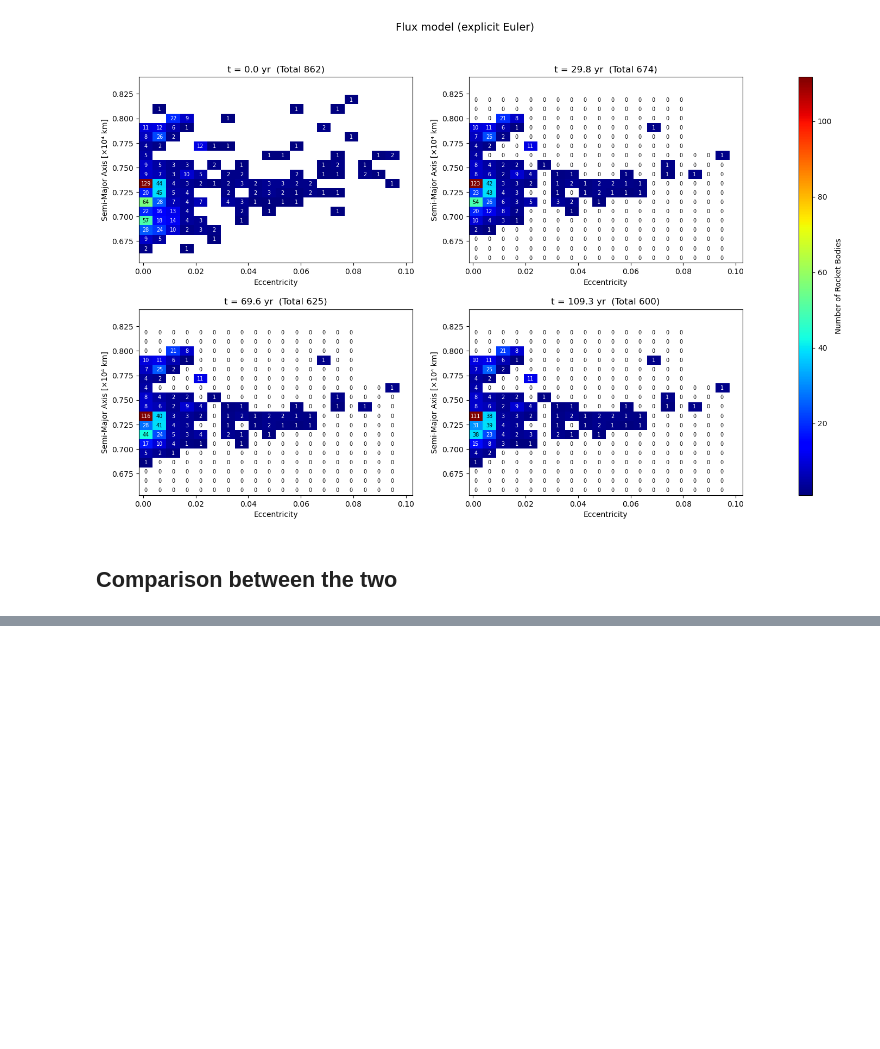
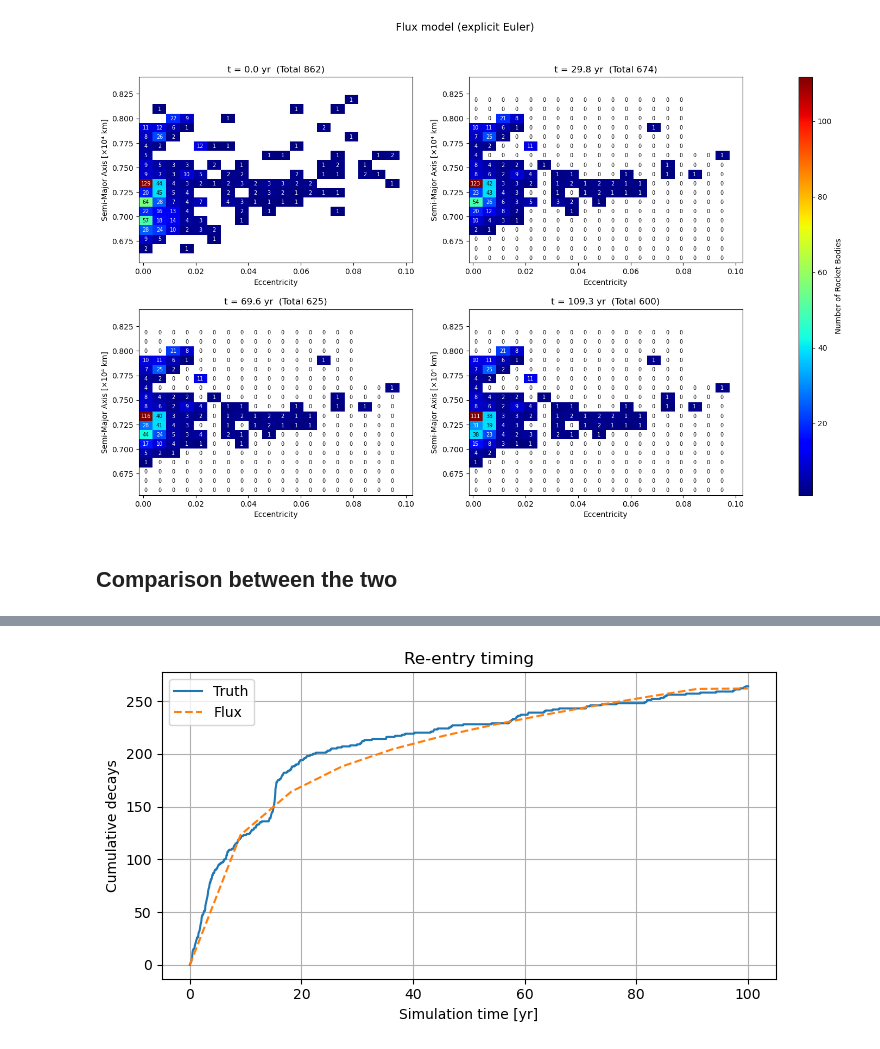
Before and after one commit to ARCLab-MIT/pyssem, a Jupyter notebook: pyssem/utils/notebooks/test_mc_prop.ipynb, the cells around one changed output, grey strips where cells are left out. Saved outputs shown, nothing was run; the diff lists cells and outputs as text; code cells hidden in the pictures; blank space fills up the shorter version.

```diff
--- a/pyssem/utils/notebooks/test_mc_prop.ipynb
+++ b/pyssem/utils/notebooks/test_mc_prop.ipynb
@@ -1880,0 +2053,30 @@ Saved → difference_evolution.gif
+# %%
+reentry_truth = []
+threshold_alt_km = 120
+decay_limit_km = 6378.136 + threshold_alt_km
+
+for step in range(sma_trajectory_da_dt.shape[1]):
+    a_vals = sma_trajectory_da_dt[:, step]
+    decayed = a_vals < decay_limit_km  # Propagator says object decayed if below threshold
+    reentry_truth.append(np.sum(decayed))
+
+reentry_flux = []
+initial_total = N_hist[0].sum()
+
+for N in N_hist:
+    remaining = N.sum()
+    decayed   = initial_total - remaining
+    reentry_flux.append(decayed)
+
+times_flux = np.linspace(0, total_time, len(N_hist)) / SECONDS_PER_YEAR
+times_truth = num_steps_times / SECONDS_PER_YEAR  # Already computed
+
+plt.figure(figsize=(7,4))
+plt.plot(times_truth[:len(reentry_truth)], reentry_truth, label='Truth')
+plt.plot(times_flux, reentry_flux, label='Flux', ls='--')
+plt.xlabel('Simulation time [yr]')
+plt.ylabel('Cumulative decays')
+plt.title('Re-entry timing')
+plt.grid(); plt.legend(); plt.tight_layout()
+# %% [output]
+[figure, added]
```
Also changed, not shown: parts of 11 cells of this notebook, 2 other files.
